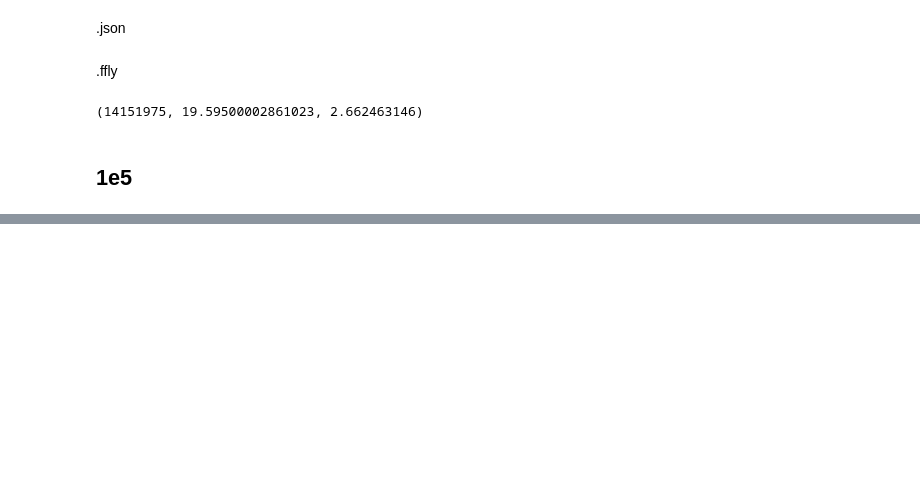
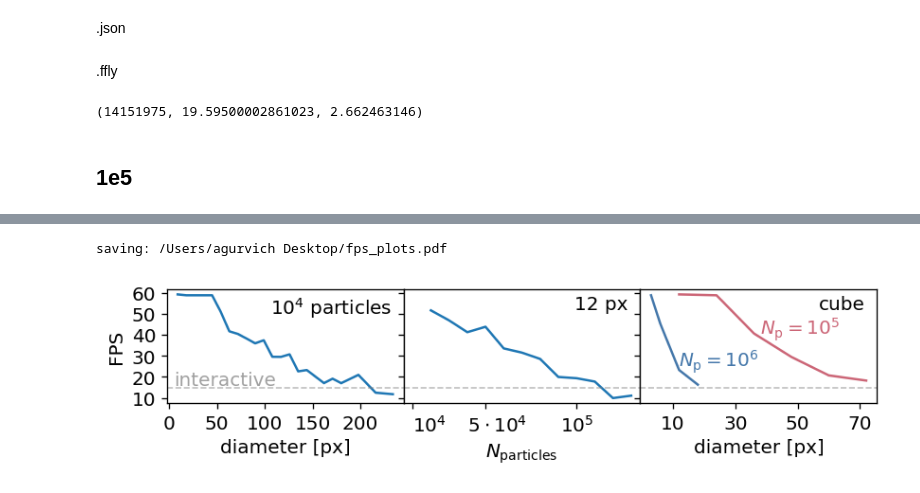
Before and after one commit to ageller/Firefly, a Jupyter notebook: src/firefly/ntbks/performance_testing.ipynb, the cells around one changed output, grey strips where cells are left out. Cells and saved outputs as stored; diff of their text form; code cells hidden in the pictures; blank space fills up the shorter version.

```diff
--- a/src/firefly/ntbks/performance_testing.ipynb
+++ b/src/firefly/ntbks/performance_testing.ipynb
@@ -424,0 +622,13 @@ saving: /Users/agurvich Desktop/octree.pdf
+# %%
+npoints_data = np.array([[20000,0.01,51.63693683197952],
+[30000,0.01,46.85996317062151],
+[40000,0.01,41.25813430128025],
+[50000,0.01,43.84534486191432],
+[60000,0.01,33.55229565102766],
+[70000,0.01,31.545016183780675],
+[80000,0.01,28.542198693015266],
+[90000,0.01,19.967852363246912],
+[100000,0.01,19.382039114735694],
+[110000,0.01,17.776018509635627],
+[120000,0.01,9.923094917848347],
+[130000,0.01,11.082622521517155]])
@@ -424,0 +663,37 @@ saving: /Users/agurvich Desktop/octree.pdf
+# %%
+fig,axs = plt.subplots(nrows=1,ncols=3,sharey=True)
+colors = get_distinct(2)
+fig.subplots_adjust(wspace=0)
+ax = axs[0]
+ax.plot(size_data[:,1]*48/.04*1.5/2,size_data[:,2])
+ax.axhline(15,ls='--',c='gray',alpha=0.5,lw=1)
+ax.text(5,16,'interactive',c='gray',alpha=0.75)
+ax.set_yticks(np.arange(0,70,10))
+ax.set_xticks(np.arange(0,250,50))
+nameAxes(ax,None,'diameter [px]','FPS',logflag=(0,0),supertitle='$10^4$ particles',swap_annotate_side=True)
+
+ax = axs[1]
+ax.plot(npoints_data[:,0]/1e4,npoints_data[:,2])
+ax.axhline(15,ls='--',c='gray',alpha=0.5,lw=1)
+ax.set_xticks([1,5,10])
+ax.set_xticklabels(["$10^{4}$",r"    $5\cdot10^{4}$","$10^5$"])
+ax.get_xticklabels()[0].set_horizontalalignment('left')
+
+ax.set_xlim(0.5,13.5)
+nameAxes(ax,None,r'$N_\mathrm{particles}$',None,logflag=(0,0),supertitle='12 px',swap_annotate_side=True)
+
+ax = axs[2]
+ax.plot(cube_data[:,1]*48/.04,cube_data[:,2],c=colors[0])
+ax.plot(small_cube_data[:,1]*48/.04,small_cube_data[:,2],c=colors[1])
+ax.text(12,25,'$N_\mathrm{p} = 10^6$',c=colors[0])
+ax.text(38,40,'$N_\mathrm{p} = 10^5$',c=colors[1])
+ax.axhline(15,ls='--',c='gray',alpha=0.5,lw=1)
+ax.set_xticks(np.arange(10,80,20))
+nameAxes(ax,None,'diameter [px]',None,logflag=(0,0),supertitle='cube',swap_annotate_side=True)
+#bufferAxesLabels(axs,1,3)
+
+fig.set_dpi(120)
+clean_savefig(fig,'Desktop/fps_plots.pdf',latex_pagewidth,latex_pagewidth/4,plotdir=os.environ['HOME'])
+# %% [output]
+saving: /Users/agurvich Desktop/fps_plots.pdf
+[figure, added]
```
Also changed, not shown: parts of 34 cells of this notebook.
